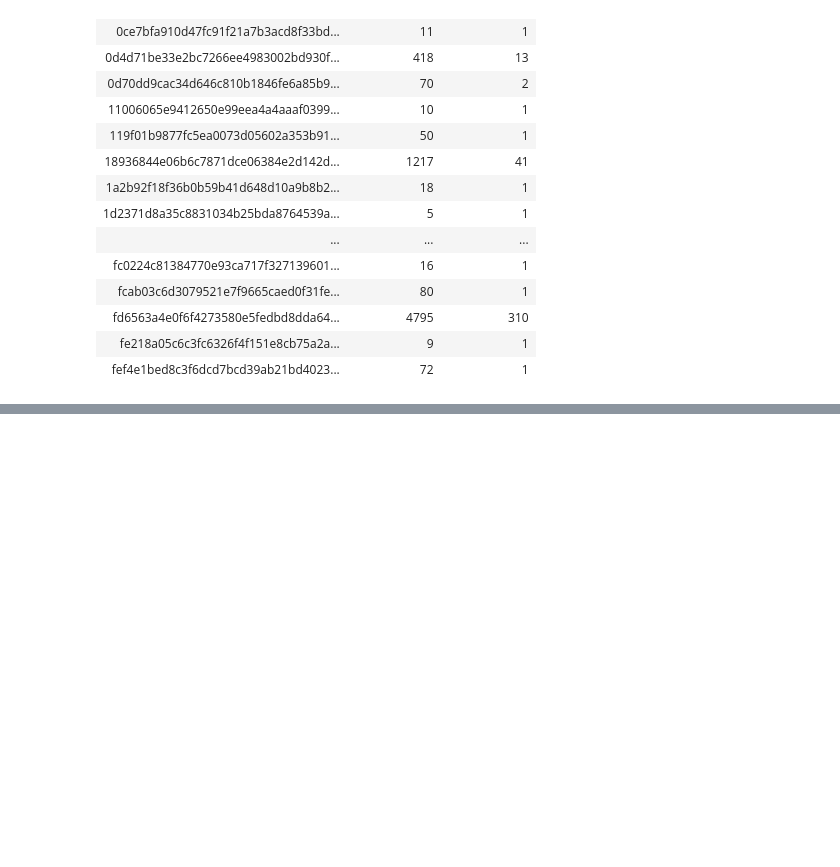
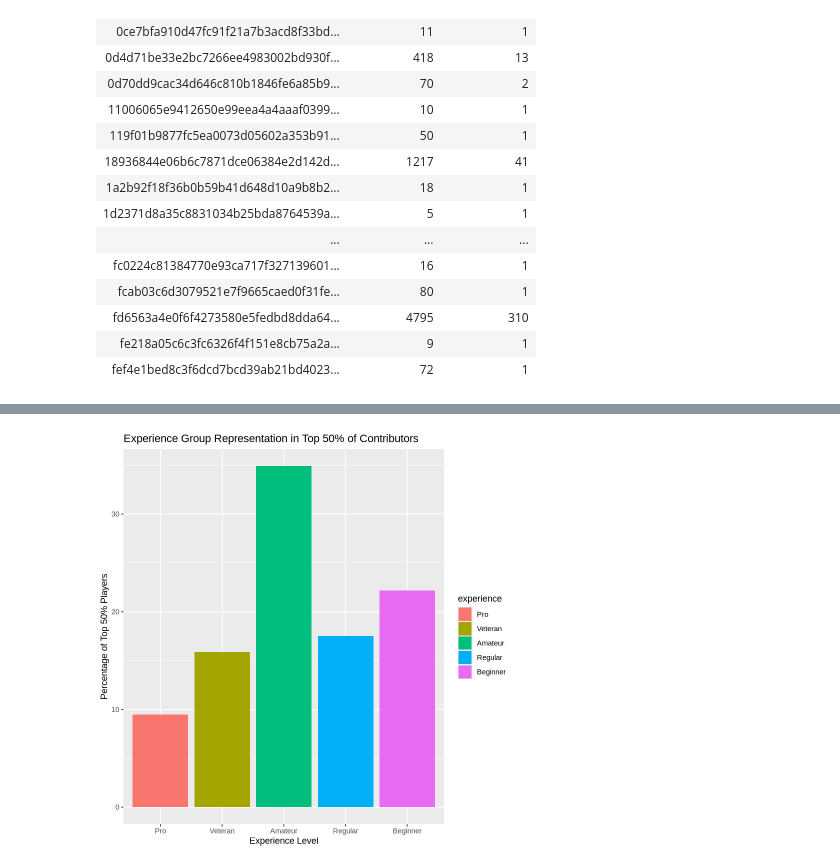
Before and after one commit to mxriesong/dsci100project, a Jupyter notebook: Untitled.ipynb, the cells around one changed output, grey strips where cells are left out. Saved outputs shown, nothing was run; the diff lists cells and outputs as text; code cells hidden in the pictures; blank space fills up the shorter version.

Commit message:
narrowed data down to the top 50% contributors based on playtime then found the ratio of each experience group in the top 50% and created a bar plot to visualize it

```diff
--- a/Untitled.ipynb
+++ b/Untitled.ipynb
@@ -165,0 +191,12 @@ A data.frame: 125 × 9
+# %%
+top_50p <- merged_data |>
+  arrange(desc(total_minutes)) |>
+  slice_head(n = 63)
+
+top_50p_ <- top_50p |>
+  count(experience, name = "count_in_top_50p")
+
+top_50p_count <- top_50p_count %>%
+  mutate(percent_in_top_50p = round(100 * count_in_top_50p / sum(count_in_top_50p), 1))
+
+top_50p_count
@@ -165,0 +212,11 @@ A data.frame: 125 × 9
+# %%
+library(ggplot2)
+
+ggplot(top_50p_count, aes(x = experience, y = percent_in_top_50p, fill = experience)) +
+  geom_col() +
+  labs(
+    title = "Experience Group Representation in Top 50% of Contributors",
+    x = "Experience Level",
+    y = "Percentage of Top 50% Players")
+# %% [output]
+[figure, added]
```
Also changed, not shown: parts of 2 cells of this notebook.
